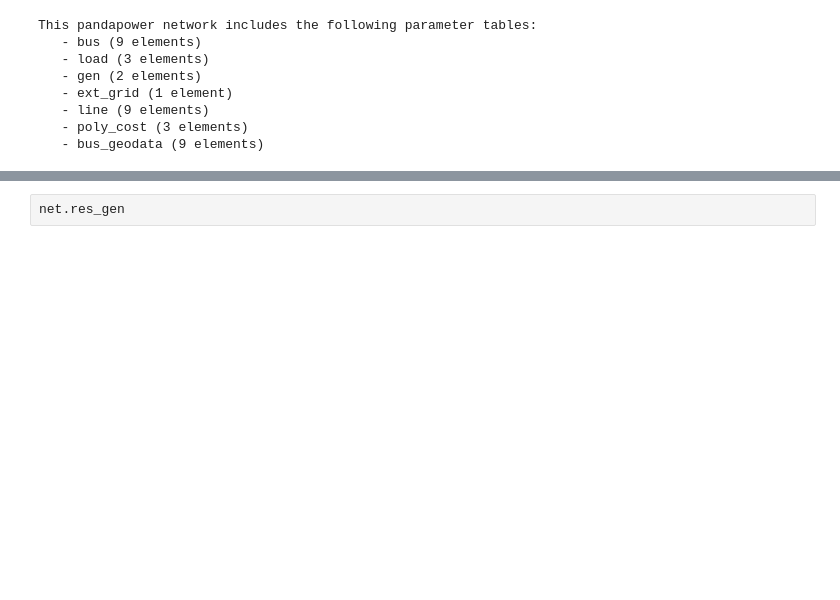
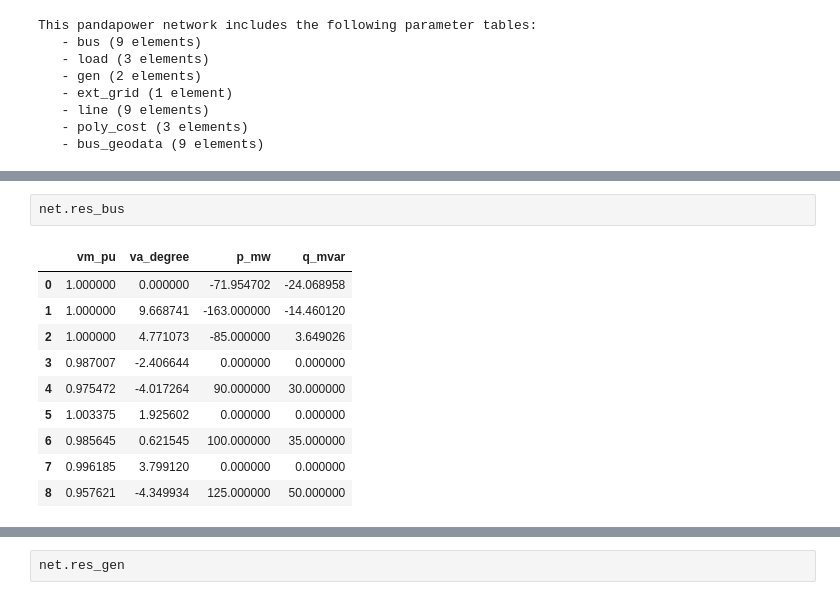
Before and after one commit to nensanc/PowerSystem, a Jupyter notebook: data analytics/example_pandapower.ipynb, the cells around one changed output, grey strips where cells are left out. Drawn from its saved outputs; the diff is of its cells as text; blank space fills up the shorter version.

```diff
--- a/data analytics/example_pandapower.ipynb
+++ b/data analytics/example_pandapower.ipynb
@@ -36,3 +36,16 @@ numba cannot be imported and numba functions are disabled.
 Probably the execution is slow.
 Please install numba to gain a massive speedup.
 (or if you prefer slow execution, set the flag numba=False to avoid this warning!)
+# %%
+net.res_bus
+# %% [output]
+|  | vm_pu | va_degree | p_mw | q_mvar |
+| 0 | 1.000000 | 0.000000 | -71.954702 | -24.068958 |
+| 1 | 1.000000 | 9.668741 | -163.000000 | -14.460120 |
+| 2 | 1.000000 | 4.771073 | -85.000000 | 3.649026 |
+| 3 | 0.987007 | -2.406644 | 0.000000 | 0.000000 |
+| 4 | 0.975472 | -4.017264 | 90.000000 | 30.000000 |
+| 5 | 1.003375 | 1.925602 | 0.000000 | 0.000000 |
+| 6 | 0.985645 | 0.621545 | 100.000000 | 35.000000 |
+| 7 | 0.996185 | 3.799120 | 0.000000 | 0.000000 |
+| 8 | 0.957621 | -4.349934 | 125.000000 | 50.000000 |
```
Also changed, not shown: parts of 7 cells of this notebook, 4 other files.
